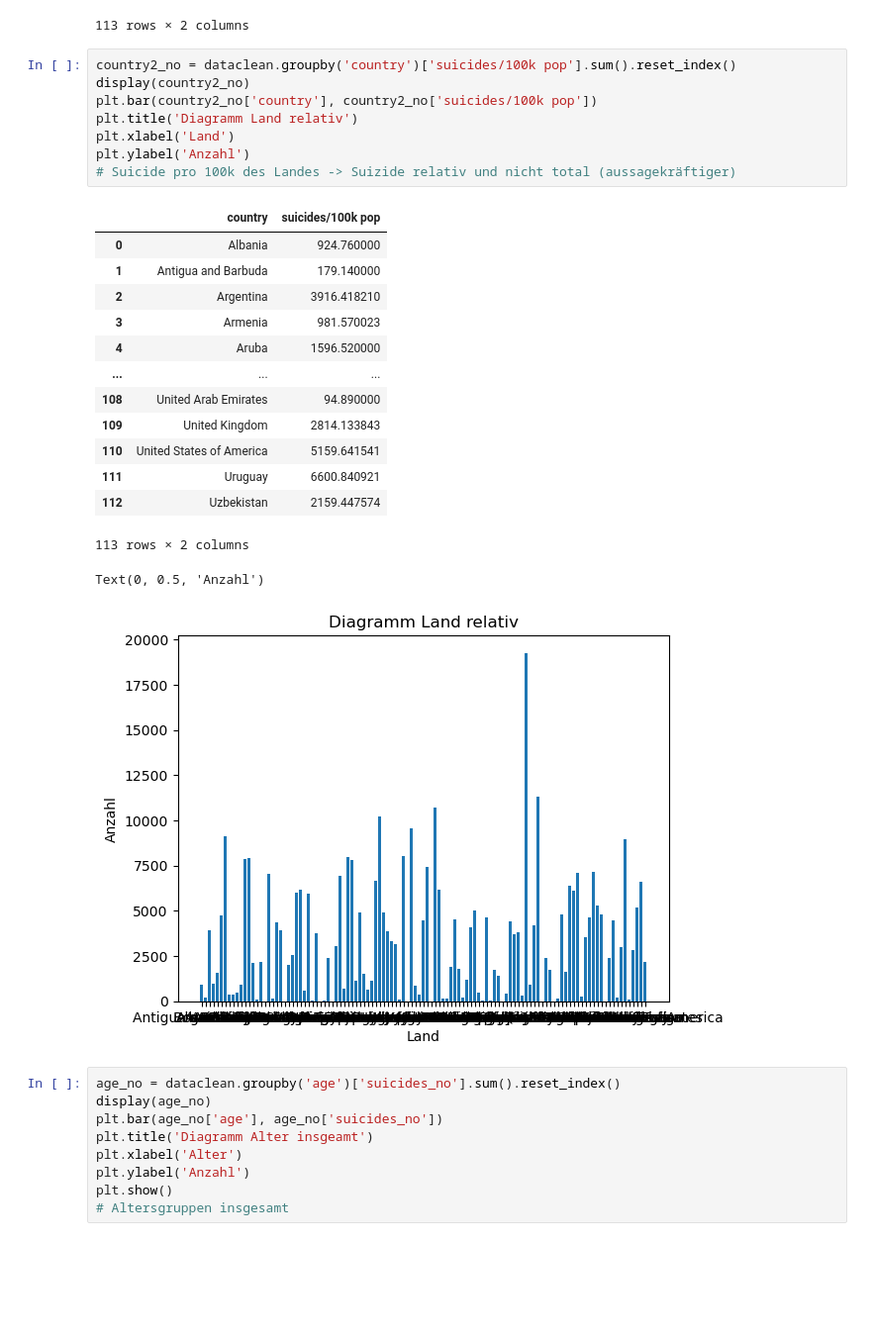
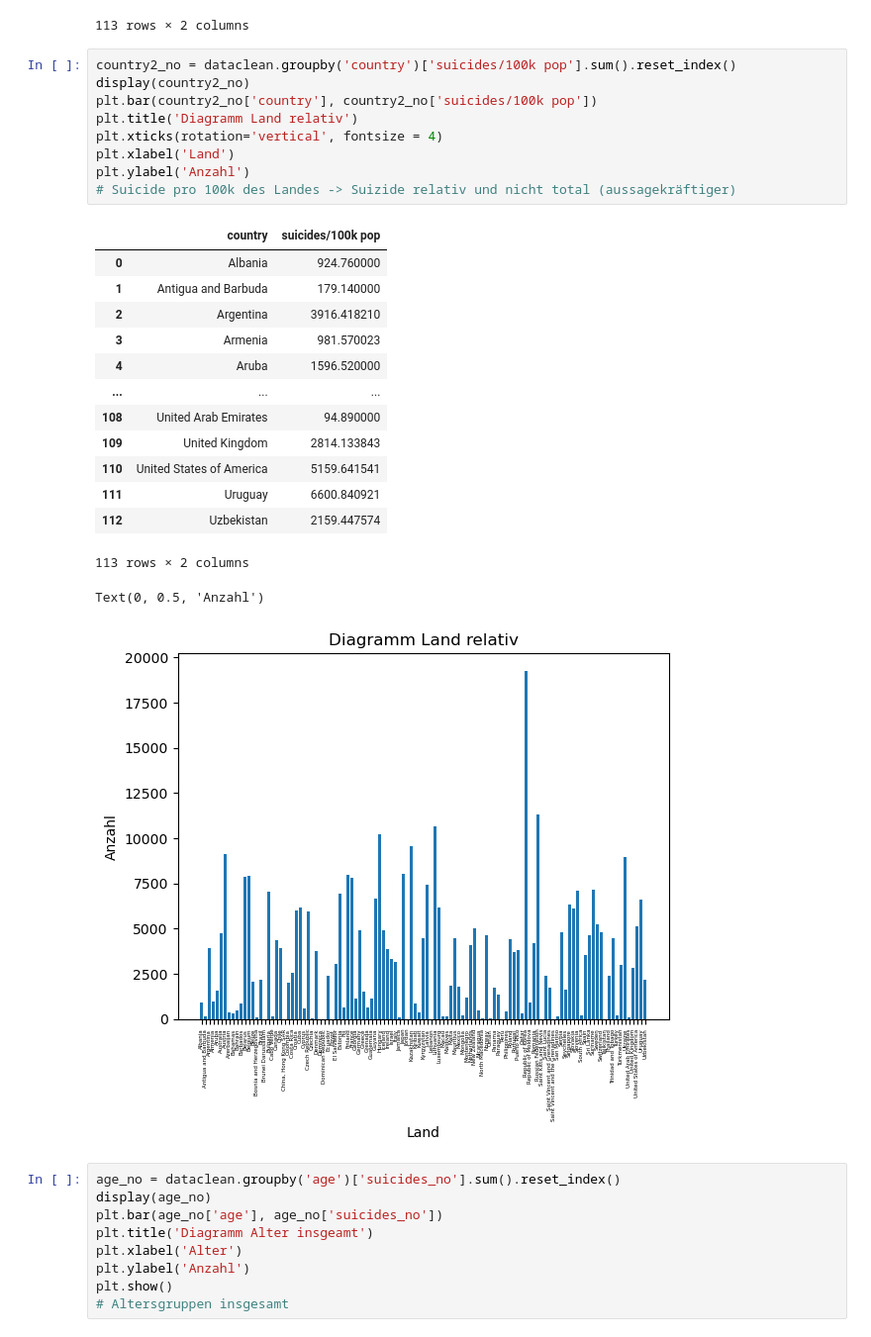
Before and after one commit to DataScience-DHBWKA/abc, a Jupyter notebook: data.ipynb, the cells around one changed output. Shown at 99% size. Drawn from its saved outputs; the diff is of its cells as text; blank space fills up the shorter version.

```diff
--- a/data.ipynb
+++ b/data.ipynb
@@ -225,27 +227,28 @@ display(population_no)
 # %%
 country2_no = dataclean.groupby('country')['suicides/100k pop'].sum().reset_index()
 display(country2_no)
 plt.bar(country2_no['country'], country2_no['suicides/100k pop'])
 plt.title('Diagramm Land relativ')
+plt.xticks(rotation='vertical', fontsize = 4)
 plt.xlabel('Land')
 plt.ylabel('Anzahl')
 # Suicide pro 100k des Landes -> Suizide relativ und nicht total (aussagekräftiger)
 # %% [output]
 |  | country | suicides/100k pop |
 | 0 | Albania | 924.760000 |
 | 1 | Antigua and Barbuda | 179.140000 |
 | 2 | Argentina | 3916.418210 |
 | 3 | Armenia | 981.570023 |
 | 4 | Aruba | 1596.520000 |
 | ... | ... | ... |
 | 108 | United Arab Emirates | 94.890000 |
 | 109 | United Kingdom | 2814.133843 |
 | 110 | United States of America | 5159.641541 |
 | 111 | Uruguay | 6600.840921 |
 | 112 | Uzbekistan | 2159.447574 |
 113 rows × 2 columns
 Text(0, 0.5, 'Anzahl')
-[figure, old version]
+[figure, new version]
 # %%
 age_no = dataclean.groupby('age')['suicides_no'].sum().reset_index()
 display(age_no)
```
Also changed, not shown: parts of 67 cells of this notebook.
